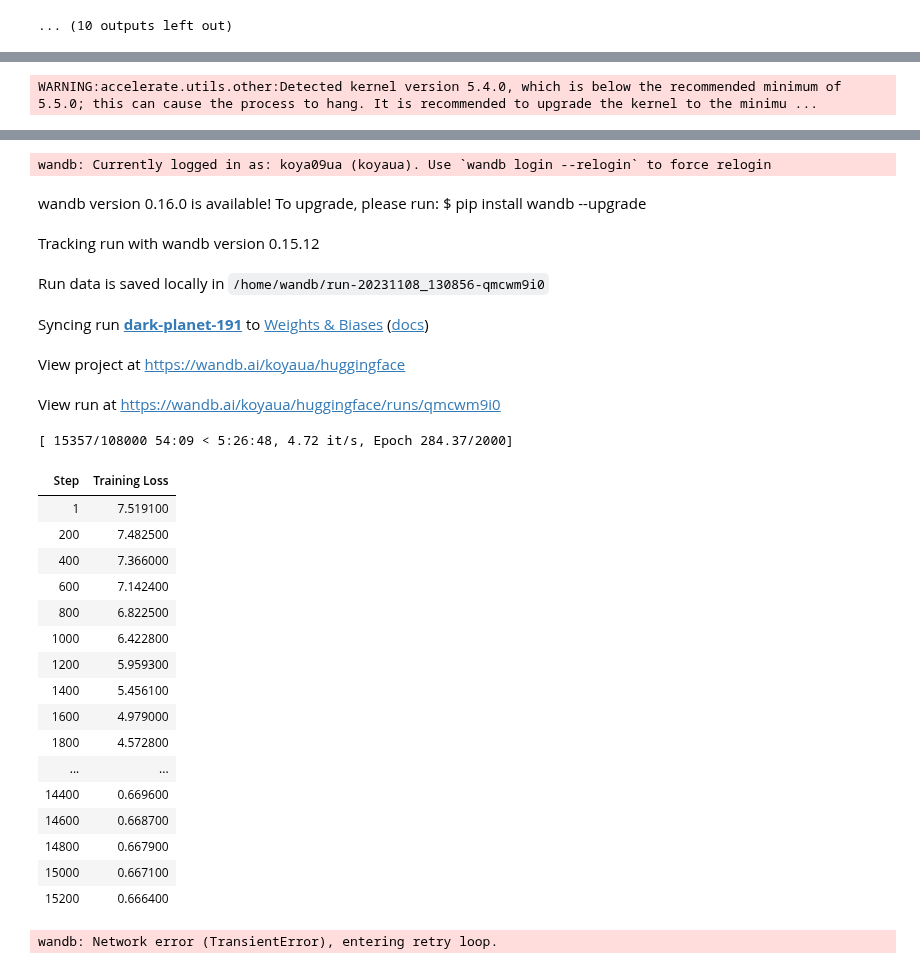
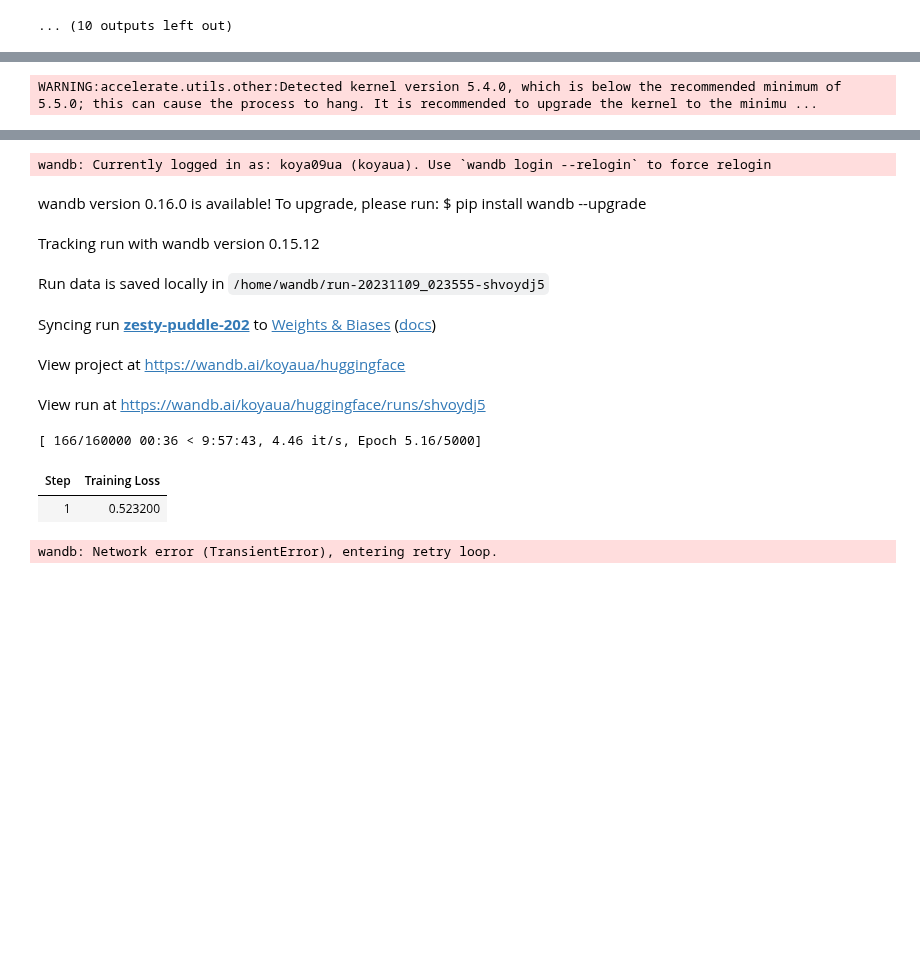
Before and after one commit to koyacolab/aispace, a Jupyter notebook: ai.ipynb, the cells around one changed output, grey strips where cells are left out. Cells and saved outputs as stored; diff of their text form; code cells hidden in the pictures; blank space fills up the shorter version.

```diff
--- a/ai.ipynb
+++ b/ai.ipynb
@@ -302,6 +286,8 @@ Ready for train...
 # %%
 # #### TRAIN TOKENIZER FOR HLS DATA ################################################
 # #### TRAIN ONCE AND COMMENT FOR AVOID FORKING TOKENIZER ##########################
+
+EXP_NAME = f'A0[RGB_TOK[ai]]'
 
 from huggingface_hub import notebook_login
 
@@ -315,7 +301,8 @@ if ReTRAIN_TOKENIZER == True:
         DOY  = [d for d in range(0, 10)]
         # BNAME = ['B02', 'B03', 'B04']
         # Create a DataFrame with specified column names
-        synth_data = pd.DataFrame(list(zip(BAND, PID, DOY)), columns=['BAND', 'PID', 'DOY'])
+        # synth_data = pd.DataFrame(list(zip(BAND, PID, DOY)), columns=['BAND', 'PID', 'DOY'])
+        synth_data = pd.DataFrame(list(zip(BAND, BAND, BAND, PID, DOY)), columns=['B02', 'B03', 'B04', 'PID', 'DOY'])
 
         # # Create a list of tuples with all possible combinations of DOY and PID
         # synth_data = [(d, p, b) for d in DOY for p in PID for b in BAND]
@@ -347,13 +334,13 @@ if ReTRAIN_TOKENIZER == True:
     spec_tok = ['B02', 'B03', 'B04']
     # print()
     # new_tokenizer = TrainTokenizer(synth_data, sample, old_tokenizer)._train(special_tokens=train_columns_list)
-    new_tokenizer = PreTrainTokenizer(data, old_tokenizer)._train(special_tokens=train_columns_list+spec_tok)   #+digits_tok)
+    new_tokenizer = PreTrainTokenizer(data, old_tokenizer)._train(special_tokens=train_columns_list+spec_tok+digits_tok)
 
     # print(new_tokenizer(sample).tokens())
     tokens = new_tokenizer.tokenize(sample)
     print('aispace-tokenizer:', tokens)
 
-    new_tokenizer.save_pretrained("aispace-tokenizer")
+    new_tokenizer.save_pretrained(f"{EXP_NAME}/aispace-tokenizer")
 
     print('Tokenizer trained, COMMENT & RELOAD Tokenizer Trainer...')
 
@@ -366,29 +353,16 @@ if ReTRAIN_TOKENIZER == True:
 # test_data = test_data.reset_index(drop=True)
 # display(test_data)
 
-EXP_NAME = 'exp-A100'
-EXP_NAME = 'exp-V100'
-EXP_NAME = 'exp-T4'
+
+# EXP_NAME = f'A0[ONE_TOK[ai]]'
+# EXP_NAME = f'A0[ONE_TOK[gpt]]'
+
+step_checkpoint_list = [7000, 105000, 82000, 32000, 22000, 112000, 112000, 112000]
+step_checkpoint_list = [112000, 32000, 21000]
+step_checkpoint_list = [22000, ]
 
 
-EXP_NAME = f'A0[ONE_TOK[ai]]'
-EXP_NAME = f'A0[ONE_TOK[gpt]]'
-
-# #### FOR V-100 GPU USABILITY################################
-# epochs_steps = 2000   # 250 #50
-# save_steps = 1000   #250 #50 #9380  #2000   # FOR FIT THIS VALUE START TRAIN DATASET, EQUALS FOR STEPS IN FIRST START
-# logging_steps = 200 # 250 #25 #9380  #1000
-# #### batch_size = 250 for T4
-# batch_size = 200 #RGBN
-# batch_size = 250 # 5 columns trainable
-# batch_size = 250 #480 # 3 columns trainable
-# #######################################
-step_checkpoint_list = [7000, 105000, 82000, 32000, 22000, 112000, 112000, 112000]
-step_checkpoint_list = [112000, 32000, 21000]
-step_checkpoint_list = [5000, ]
-
-
-TRAINER_RUN = 0
+TRAINER_RUN = 1
 RESUME_FROM_CHECKPOINT = False
 
 if TRAINER_RUN == 0:
@@ -406,22 +380,24 @@ elif TRAINER_RUN > 0:
         load_model_path = f'{EXP_NAME}/run[{TRAINER_RUN-1}]' + f'/checkpoint-{step_checkpoint}'
     experiment_dir  = f"{EXP_NAME}/run[{TRAINER_RUN}]"
 
+###########################################################
 #### TRAINER HYPERPARAMETERS #############################
 save_steps = 1000
 logging_steps = 200
 
-epochs = 2000
-batch_size = 350
+epochs = 5000
+batch_size = 200
 
-learning_rate = 1e-6
+learning_rate = 1e-4
 lr_scheduler_type = 'constant'
-# lr_scheduler_type = 'cosine'
-num_cycles = 4
+lr_scheduler_type = 'cosine'
+num_cycles = 5
 
-warmup_steps = 15000
+warmup_steps = 5000
 
 optimizer = 'sophia'
 ##########################################################
+###########################################################
 
 TRAINER_DICT = pd.DataFrame({'EXP_NAME' : EXP_NAME}, index = [TRAINER_RUN])    # dict()
 TRAINER_DICT['TRAINER_RUN'] = TRAINER_RUN
@@ -456,7 +432,8 @@ random_seed_state = current_time  # You can use this random_state for various ra
 
 model = GReaT(llm=load_model_path,
               # tokenizer=load_model_path,
-              tokenizer='aispace-tokenizer',
+              # tokenizer=f"{EXP_NAME}/aispace-tokenizer",
+              tokenizer=load_model_path,
               batch_size=batch_size, epochs=epochs,
               logging_steps=logging_steps, save_steps=save_steps,
               # evaluation_strategy='steps',
@@ -523,28 +500,13 @@ lr_scheduler_type: constant
 wandb: Currently logged in as: koya09ua (koyaua). Use `wandb login --relogin` to force relogin
 wandb version 0.16.0 is available! To upgrade, please run: $ pip install wandb --upgrade
 Tracking run with wandb version 0.15.12
-Run data is saved locally in /home/wandb/run-20231108_130856-qmcwm9i0
+Run data is saved locally in /home/wandb/run-20231109_023555-shvoydj5
-Syncing run dark-planet-191 to Weights & Biases (docs)
+Syncing run zesty-puddle-202 to Weights & Biases (docs)
 View project at https://wandb.ai/koyaua/huggingface
-View run at https://wandb.ai/koyaua/huggingface/runs/qmcwm9i0
+View run at https://wandb.ai/koyaua/huggingface/runs/shvoydj5
-[ 15357/108000 54:09 < 5:26:48, 4.72 it/s, Epoch 284.37/2000]
+[ 166/160000 00:36 < 9:57:43, 4.46 it/s, Epoch 5.16/5000]
 | Step | Training Loss |
-| 1 | 7.519100 |
-| 200 | 7.482500 |
-| 400 | 7.366000 |
-| 600 | 7.142400 |
-| 800 | 6.822500 |
-| 1000 | 6.422800 |
-| 1200 | 5.959300 |
-| 1400 | 5.456100 |
-| 1600 | 4.979000 |
-| 1800 | 4.572800 |
-| ... | ... |
-| 14400 | 0.669600 |
-| 14600 | 0.668700 |
-| 14800 | 0.667900 |
-| 15000 | 0.667100 |
-| 15200 | 0.666400 |
+| 1 | 0.523200 |
 wandb: Network error (TransientError), entering retry loop.
 # %%
 from google.colab import runtime
```
Also changed, not shown: parts of 4 cells of this notebook, 3 other files.
